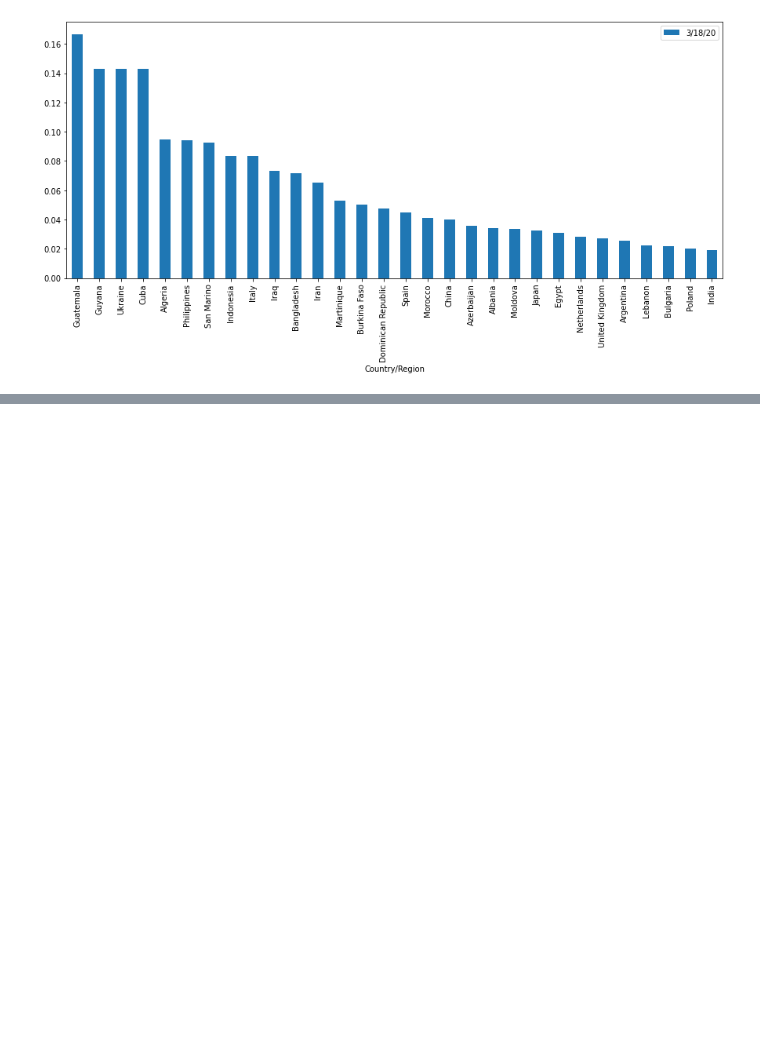
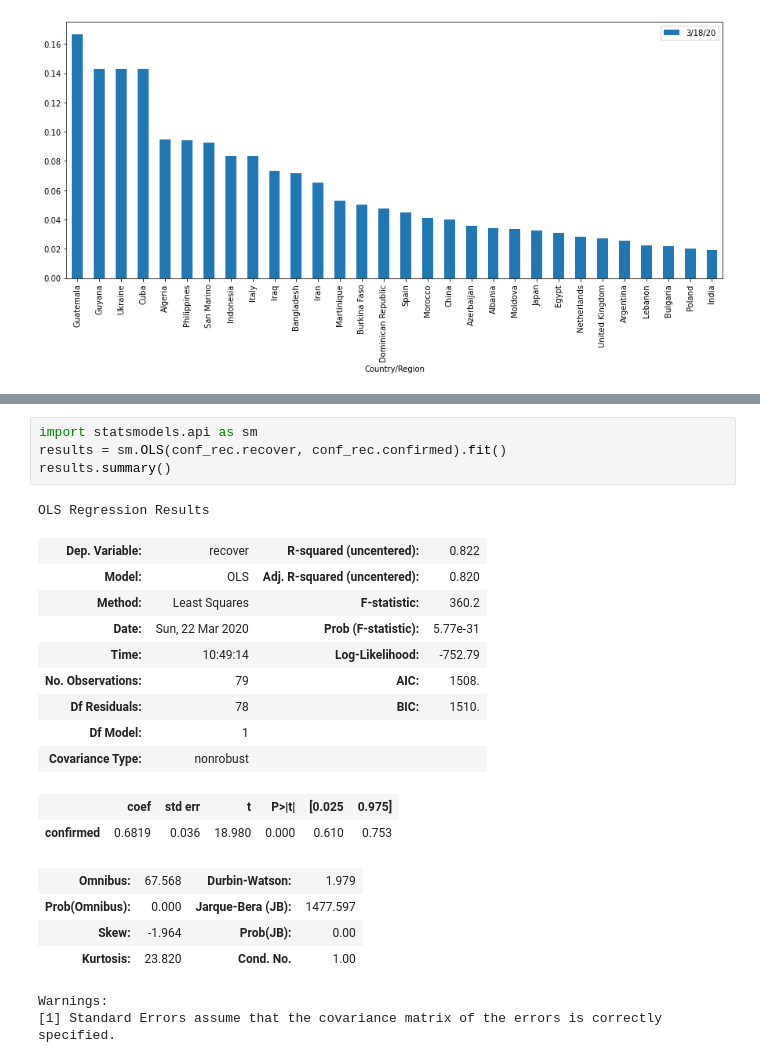
Before and after one commit to nathan-tw/COVID_mining, a Jupyter notebook: wuhan coronavirus.ipynb, the cells around one changed output, grey strips where cells are left out. Drawn from its saved outputs; the diff is of its cells as text; blank space fills up the shorter version.

```diff
--- a/wuhan coronavirus.ipynb
+++ b/wuhan coronavirus.ipynb
@@ -179,0 +173,23 @@ TypeError: ignored
+# %%
+import statsmodels.api as sm
+results = sm.OLS(conf_rec.recover, conf_rec.confirmed).fit()
+results.summary()
+# %% [output]
+OLS Regression Results
+| Dep. Variable: | recover | R-squared (uncentered): | 0.822 |
+| Model: | OLS | Adj. R-squared (uncentered): | 0.820 |
+| Method: | Least Squares | F-statistic: | 360.2 |
+| Date: | Sun, 22 Mar 2020 | Prob (F-statistic): | 5.77e-31 |
+| Time: | 10:49:14 | Log-Likelihood: | -752.79 |
+| No. Observations: | 79 | AIC: | 1508. |
+| Df Residuals: | 78 | BIC: | 1510. |
+| Df Model: | 1 |  |  |
+| Covariance Type: | nonrobust |  |  |
+|  | coef | std err | t | P>|t| | [0.025 | 0.975] |
+| confirmed | 0.6819 | 0.036 | 18.980 | 0.000 | 0.610 | 0.753 |
+| Omnibus: | 67.568 | Durbin-Watson: | 1.979 |
+| Prob(Omnibus): | 0.000 | Jarque-Bera (JB): | 1477.597 |
+| Skew: | -1.964 | Prob(JB): | 0.00 |
+| Kurtosis: | 23.820 | Cond. No. | 1.00 |
+Warnings:
+[1] Standard Errors assume that the covariance matrix of the errors is correctly specified.
```
Also changed, not shown: parts of 15 cells of this notebook.
